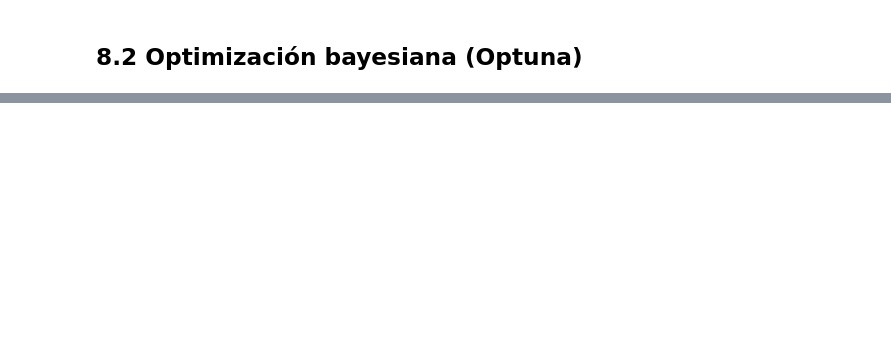
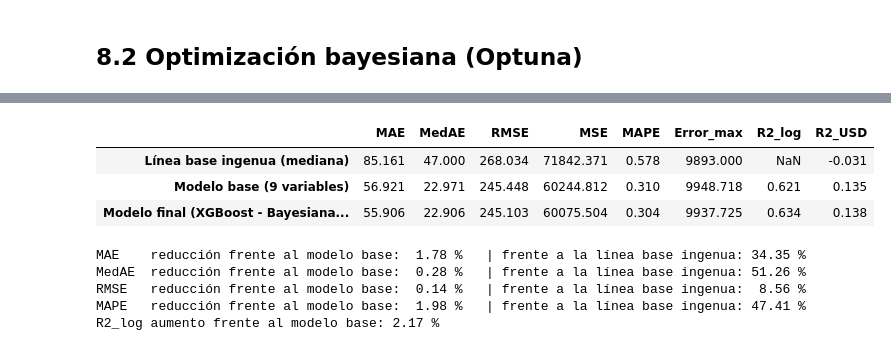
Before and after one commit to ilc2308/AIRBNB_streamlit, a Jupyter notebook: notebooks/Modelo_Airbnb_NYC.ipynb, the cells around one changed output, grey strips where cells are left out. Saved outputs shown, nothing was run; the diff lists cells and outputs as text; code cells hidden in the pictures; blank space fills up the shorter version.

```diff
--- a/notebooks/Modelo_Airbnb_NYC.ipynb
+++ b/notebooks/Modelo_Airbnb_NYC.ipynb
@@ -775,0 +566,56 @@ files.download('modelo_final_airbnb.pkl')
+# %%
+COLS_BASE = ['neighbourhood_group', 'latitude', 'longitude', 'room_type', 'minimum_nights', 'number_of_reviews',
+             'reviews_per_month', 'calculated_host_listings_count', 'availability_365']
+NUM_BASE = ['latitude', 'longitude', 'dist_centro_km', 'minimum_nights', 'number_of_reviews',
+            'reviews_per_month', 'calculated_host_listings_count', 'availability_365']
+
+
+def preparar_base(df):
+    df = df[COLS_BASE].copy()
+    df['reviews_per_month'] = df['reviews_per_month'].fillna(0)
+    df['minimum_nights'] = df['minimum_nights'].clip(1, 365)
+    df['availability_365'] = df['availability_365'].clip(0, 365)
+    df['dist_centro_km'] = crear_variables(df.assign(name=''))['dist_times_square_km']
+    for col in ['minimum_nights', 'number_of_reviews', 'reviews_per_month', 'calculated_host_listings_count']:
+        df[col] = np.log1p(df[col])
+    return df
+
+
+modelo_base = TransformedTargetRegressor(
+    regressor=Pipeline([
+        ('preparacion', FunctionTransformer(preparar_base)),
+        ('preprocesamiento', ColumnTransformer([
+            ('num', StandardScaler(), NUM_BASE),
+            ('cat', OneHotEncoder(handle_unknown='ignore'), ['neighbourhood_group', 'room_type'])])),
+        ('modelo', XGBRegressor(n_estimators=778, learning_rate=0.015290780725853109, max_depth=9,
+                                subsample=0.6595642527846146, colsample_bytree=0.7912892004380444,
+                                min_child_weight=1, n_jobs=-1, random_state=42)),
+    ]), func=np.log1p, inverse_func=np.expm1)
+modelo_base.fit(X_train, y_train)
+
+comparativa = pd.DataFrame({
+    'Línea base ingenua (mediana)': calcular_medidas(y_test, np.full(len(y_test), y_train.median())),
+    'Modelo base (9 variables)': calcular_medidas(y_test, modelo_base.predict(X_test)),
+    f'Modelo final ({mejor})': calcular_medidas(y_test, pred_test),
+}).T
+comparativa.loc['Línea base ingenua (mediana)', 'R2_log'] = np.nan  # sin variación, el R² log no es informativo
+comparativa.round(3)
+# %% [output]
+|  | MAE | MedAE | RMSE | MSE | MAPE | Error_max | R2_log | R2_USD |
+| Línea base ingenua (mediana) | 85.161 | 47.000 | 268.034 | 71842.371 | 0.578 | 9893.000 | NaN | -0.031 |
+| Modelo base (9 variables) | 56.921 | 22.971 | 245.448 | 60244.812 | 0.310 | 9948.718 | 0.621 | 0.135 |
+| Modelo final (XGBoost - Bayesiana... | 55.906 | 22.906 | 245.103 | 60075.504 | 0.304 | 9937.725 | 0.634 | 0.138 |
+# %%
+base9 = comparativa.loc['Modelo base (9 variables)']
+final = comparativa.loc[f'Modelo final ({mejor})']
+ingenua = comparativa.loc['Línea base ingenua (mediana)']
+for medida in ['MAE', 'MedAE', 'RMSE', 'MAPE']:
+    print(f'{medida:<6} reducción frente al modelo base: {(1 - final[medida] / base9[medida]) * 100:5.2f} %   '
+          f'| frente a la línea base ingenua: {(1 - final[medida] / ingenua[medida]) * 100:5.2f} %')
+print(f'R2_log aumento frente al modelo base: {(final["R2_log"] / base9["R2_log"] - 1) * 100:.2f} %')
+# %% [output]
+MAE    reducción frente al modelo base:  1.78 %   | frente a la línea base ingenua: 34.35 %
+MedAE  reducción frente al modelo base:  0.28 %   | frente a la línea base ingenua: 51.26 %
+RMSE   reducción frente al modelo base:  0.14 %   | frente a la línea base ingenua:  8.56 %
+MAPE   reducción frente al modelo base:  1.98 %   | frente a la línea base ingenua: 47.41 %
+R2_log aumento frente al modelo base: 2.17 %
```
Also changed, not shown: parts of 75 cells of this notebook, 10 other files.
